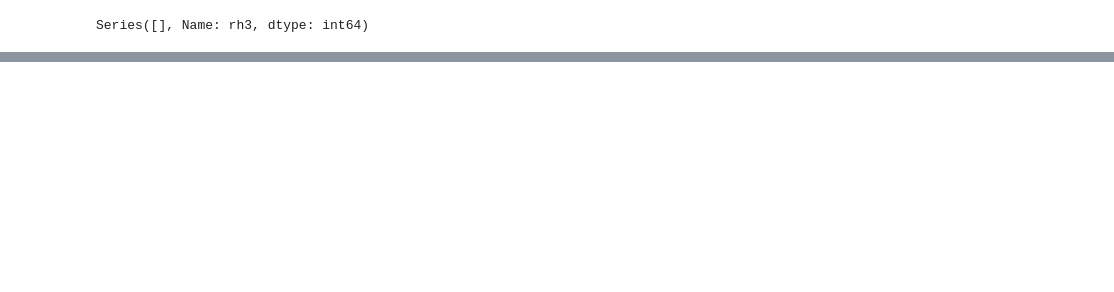
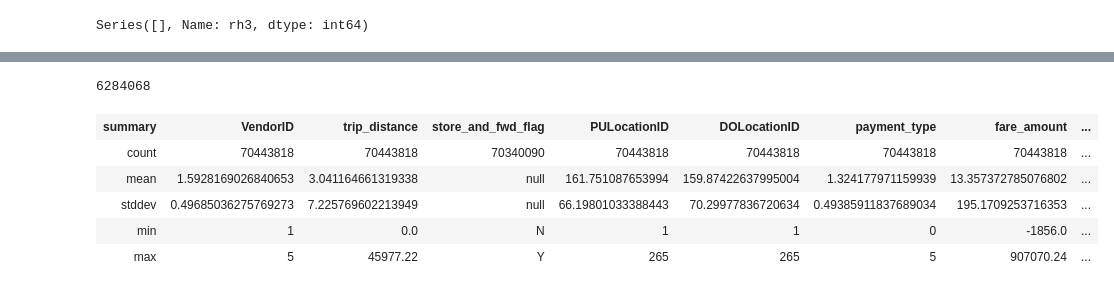
Before and after one commit to MAST30034-Applied-Data-Science/mast30034-project-1-ToomasRo, a Jupyter notebook: notebooks/cleaning.ipynb, the cells around one changed output, grey strips where cells are left out. Cells and saved outputs as stored; diff of their text form; code cells hidden in the pictures; blank space fills up the shorter version.

Commit message:
dataframes of green and yellow merged, can start actual cleaning

```diff
--- a/notebooks/cleaning.ipynb
+++ b/notebooks/cleaning.ipynb
@@ -188,0 +222,11 @@ Series([], Name: rh3, dtype: int64)
+# %%
+sdf_yellow = spark.read.parquet('../data/raw/yellow/')
+#problematic = ['congestion_surcharge', 'passenger_count', 'ratecodeID']
+
+# type had changed over the years
+sdf_yellow = sdf_yellow.withColumn('passenger_count', sdf_yellow['passenger_count'].cast(IntegerType())) \
+    .withColumn('congestion_surcharge', sdf_yellow['congestion_surcharge'].cast(DoubleType())) \
+    .drop('ratecodeID')
+
+sdf_yellow.printSchema()
+sdf_yellow.show()
@@ -188,0 +269,13 @@ Series([], Name: rh3, dtype: int64)
+# %%
+sdf_green.count()
+# %% [output]
+6284068
+# %%
+sdf_yellow.summary()
+# %% [output]
+| summary | VendorID | trip_distance | store_and_fwd_flag | PULocationID | DOLocationID | payment_type | fare_amount | ... |
+| count | 70443818 | 70443818 | 70340090 | 70443818 | 70443818 | 70443818 | 70443818 | ... |
+| mean | 1.5928169026840653 | 3.041164661319338 | null | 161.751087653994 | 159.87422637995004 | 1.324177971159939 | 13.357372785076802 | ... |
+| stddev | 0.49685036275769273 | 7.225769602213949 | null | 66.19801033388443 | 70.29977836720634 | 0.49385911837689034 | 195.1709253716353 | ... |
+| min | 1 | 0.0 | N | 1 | 1 | 0 | -1856.0 | ... |
+| max | 5 | 45977.22 | Y | 265 | 265 | 5 | 907070.24 | ... |
```
Also changed, not shown: parts of 19 cells of this notebook.
